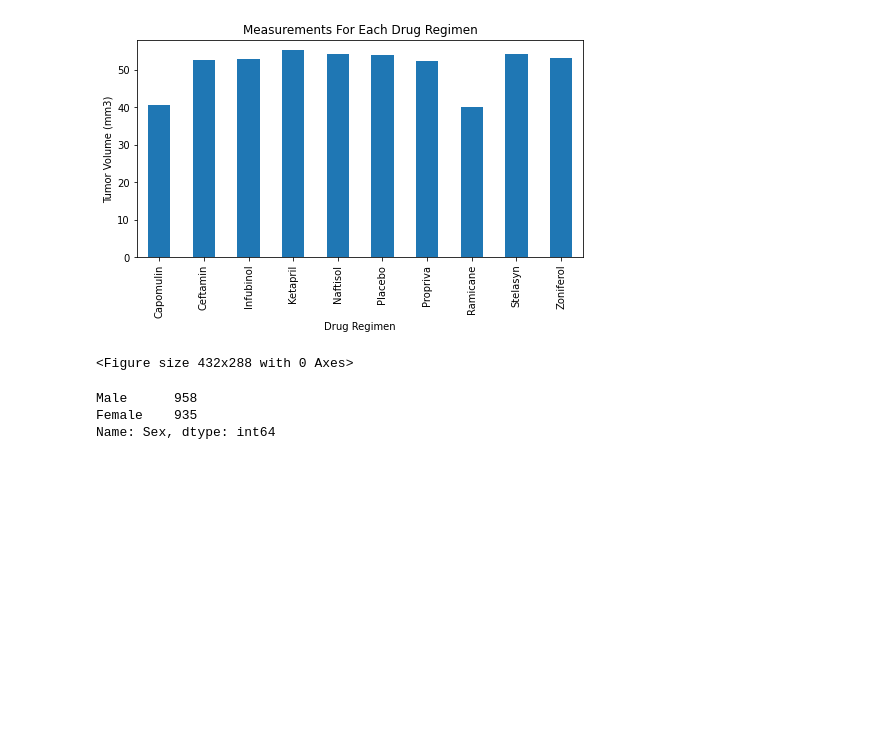
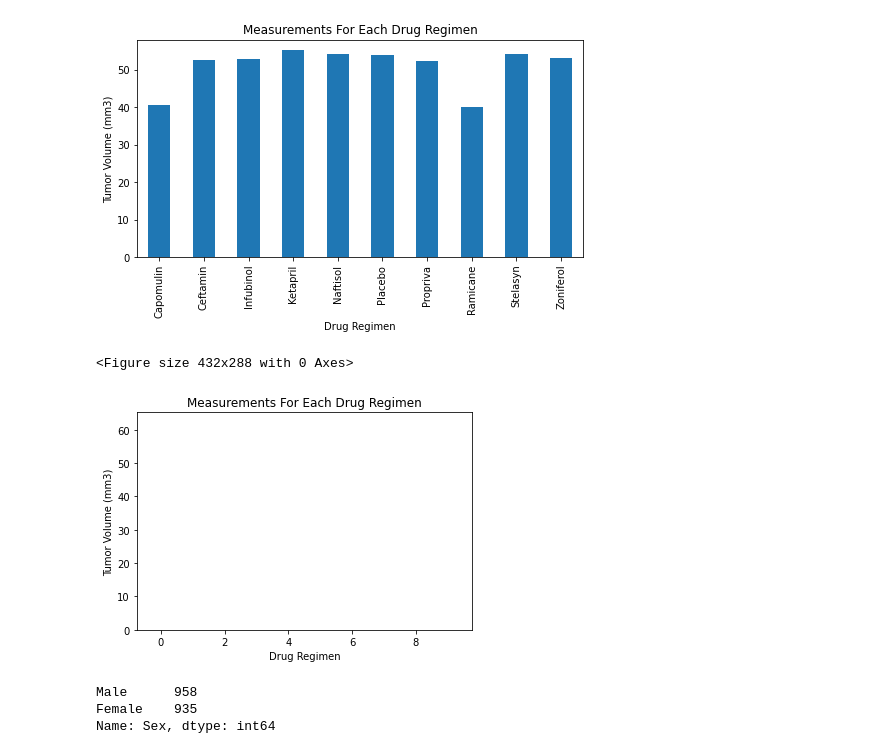
Before and after one commit to Pambaza/Matplotlib_Challenge, a Jupyter notebook: pymaceuticals_starter.ipynb, the cells around one changed output. Cells and saved outputs as stored; diff of their text form; code cells hidden in the pictures; blank space fills up the shorter version.

```diff
--- a/pymaceuticals_starter.ipynb
+++ b/pymaceuticals_starter.ipynb
@@ -156,6 +157,26 @@ plt.tight_layout()
 # %% [output]
 [figure]
 <Figure size 432x288 with 0 Axes>
+# %%
+drug_regimen = ['Capomulin','Ceftamin','Infubinol','Ketapril', 'Naftisol', 'Placebo', 'Propriva', 'Ramicane',
+                'Stelasyn', 'Zoniferol'  ]
+tumor_volume = [40.67, 52.59, 52.88, 55.23, 54.33, 54.03, 52.32, 40.21, 54.23, 53.23]
+
+x_axis = np.arange(10, len(drug_regimen))
+tick_locations =[]
+for x in x_axis:
+    tick_locations.append(x)
+
+plt.title('Measurements For Each Drug Regimen')
+plt.xlabel('Drug Regimen')
+plt.ylabel('Tumor Volume (mm3)')
+
+plt.xlim(-0.75, len(drug_regimen)-.25)
+plt.ylim(0, max(tumor_volume) +10)
+
+plt.show()
+# %% [output]
+[figure, added]
 # %%
 # Generate a bar plot showing the total number of measurements taken on each drug regimen using pyplot.
 # %%
```
Also changed, not shown: parts of 7 cells of this notebook.
